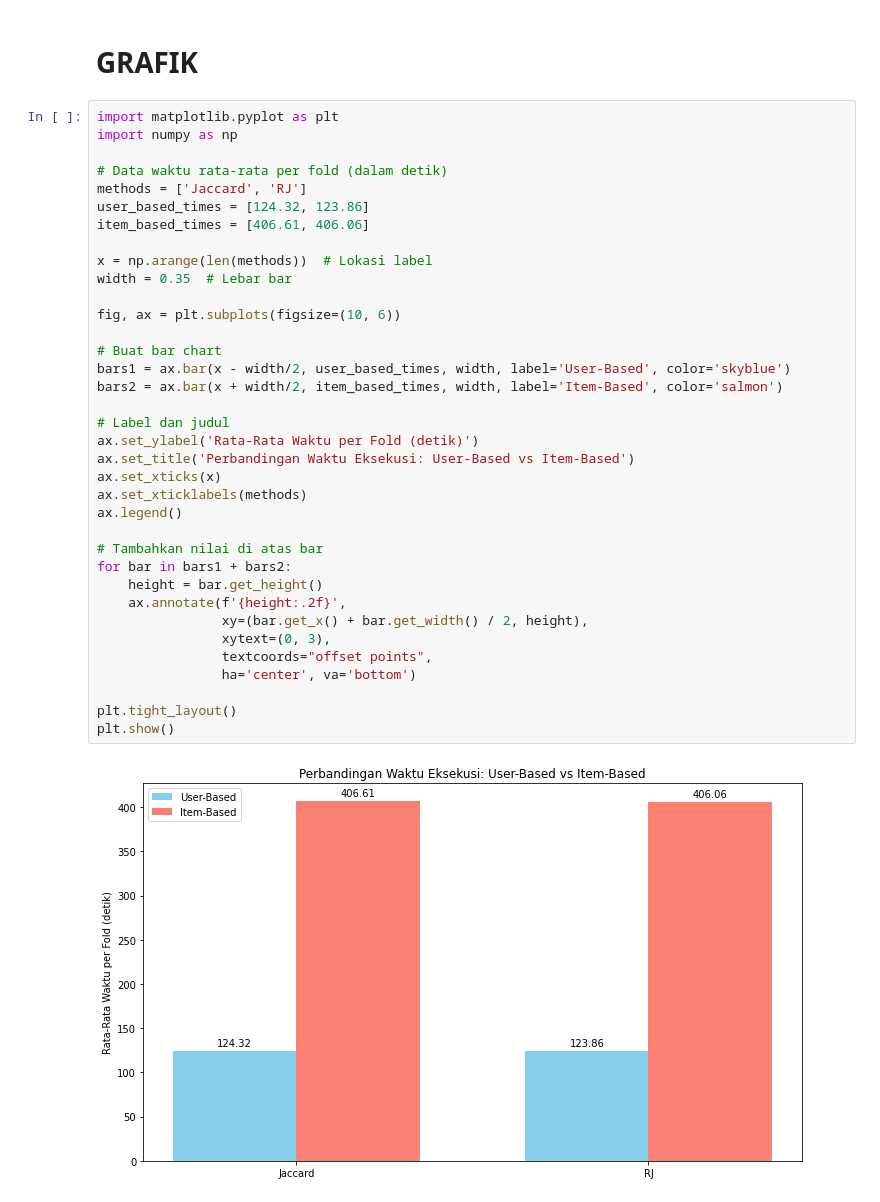
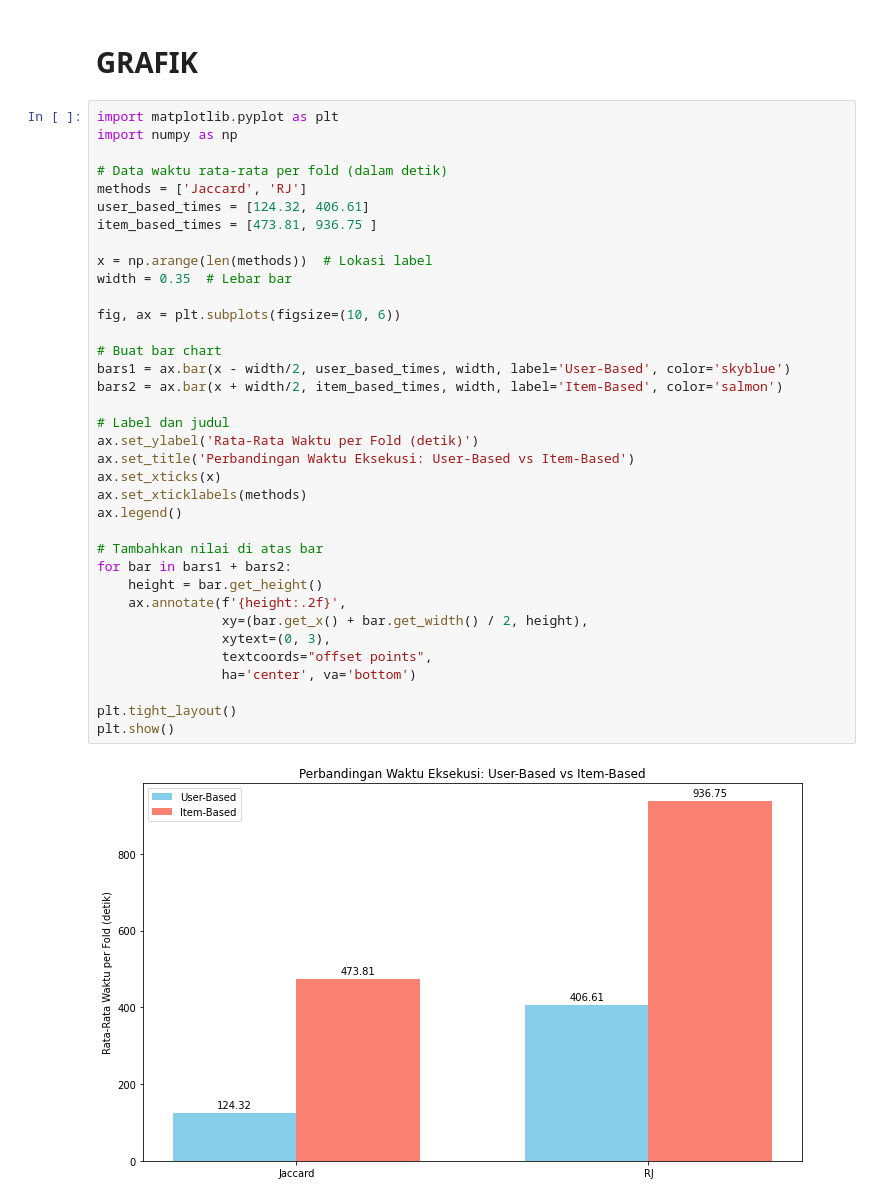
Before and after one commit to alfiiinur/setBasedImplentasi, a Jupyter notebook: evaluasi/timeEvaluasi.ipynb, the cells around one changed output. Drawn from its saved outputs; the diff is of its cells as text.

```diff
--- a/evaluasi/timeEvaluasi.ipynb
+++ b/evaluasi/timeEvaluasi.ipynb
@@ -310,35 +246,35 @@ import numpy as np
 
 # Data waktu rata-rata per fold (dalam detik)
 methods = ['Jaccard', 'RJ']
-user_based_times = [124.32, 123.86]
-item_based_times = [406.61, 406.06]
+user_based_times = [124.32, 406.61]
+item_based_times = [473.81, 936.75 ]
 
 x = np.arange(len(methods))  # Lokasi label
 width = 0.35  # Lebar bar
 
 fig, ax = plt.subplots(figsize=(10, 6))
 
 # Buat bar chart
 bars1 = ax.bar(x - width/2, user_based_times, width, label='User-Based', color='skyblue')
 bars2 = ax.bar(x + width/2, item_based_times, width, label='Item-Based', color='salmon')
 
 # Label dan judul
 ax.set_ylabel('Rata-Rata Waktu per Fold (detik)')
 ax.set_title('Perbandingan Waktu Eksekusi: User-Based vs Item-Based')
 ax.set_xticks(x)
 ax.set_xticklabels(methods)
 ax.legend()
 
 # Tambahkan nilai di atas bar
 for bar in bars1 + bars2:
     height = bar.get_height()
     ax.annotate(f'{height:.2f}',
                 xy=(bar.get_x() + bar.get_width() / 2, height),
                 xytext=(0, 3),
                 textcoords="offset points",
                 ha='center', va='bottom')
 
 plt.tight_layout()
 plt.show()
 # %% [output]
-[figure, old version]
+[figure, new version]
```
Also changed, not shown: parts of 13 cells of this notebook, 2 other files.
